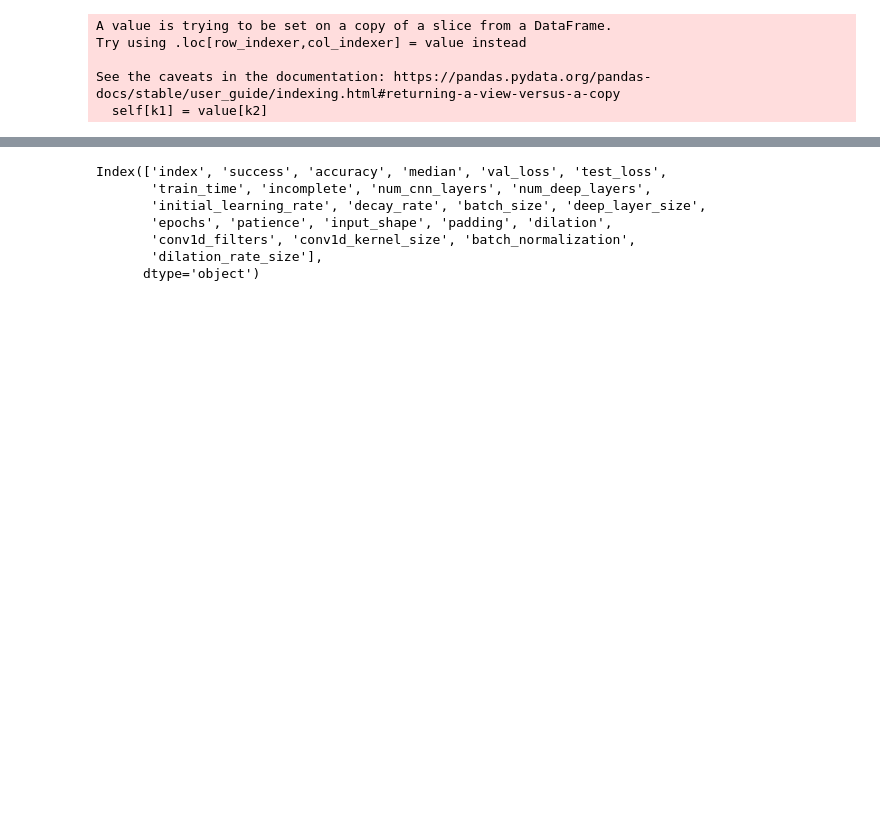
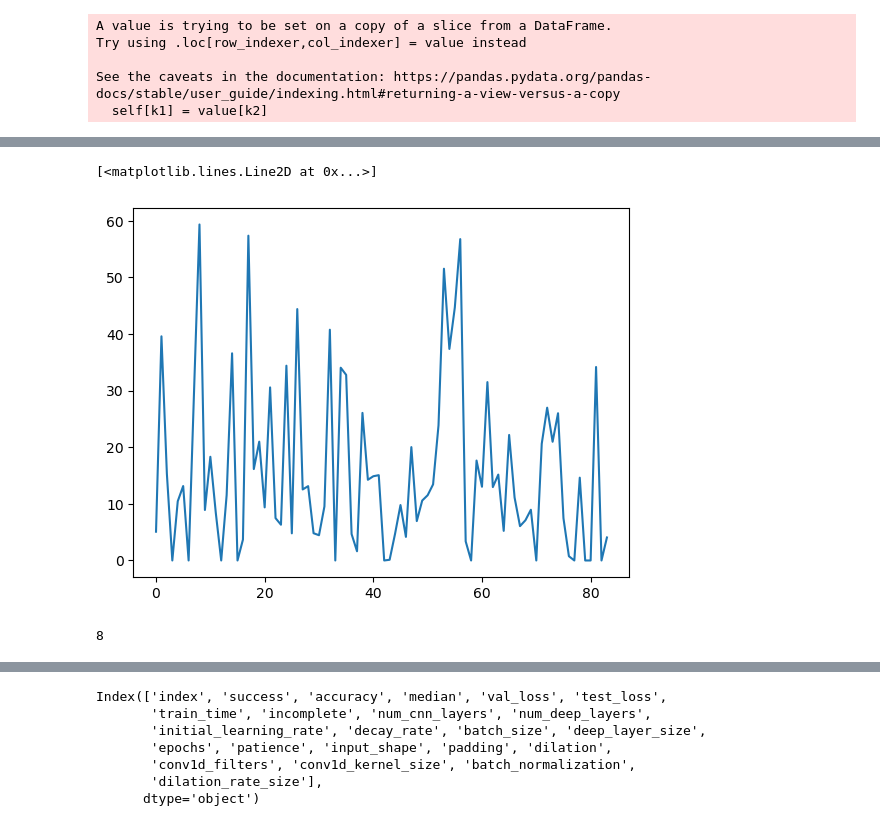
Before and after one commit to abhinav70113/binaryML, a Jupyter notebook: combine_hyperparameters_results.ipynb, the cells around one changed output, grey strips where cells are left out. Saved outputs shown, nothing was run; the diff lists cells and outputs as text; code cells hidden in the pictures; blank space fills up the shorter version.

```diff
--- a/combine_hyperparameters_results.ipynb
+++ b/combine_hyperparameters_results.ipynb
@@ -126,0 +430,17 @@ dtype: object
+# %%
+def sliding_window_average(arr, window_size):
+    averages = []
+    for i in range(len(arr)//window_size + 1):
+        window = arr[i*window_size:(i+1)*window_size]
+        average = sum(window) / window_size
+        averages.append(average)
+    return averages
+# %%
+plt.plot(sliding_window_average(result_df['accuracy_out'][1:], 12))
+# %% [output]
+[<matplotlib.lines.Line2D at 0x...>]
+[figure, added]
+# %%
+np.argmax(sliding_window_average(result_df['accuracy_out'][1:], 12))
+# %% [output]
+8
```
Also changed, not shown: parts of 58 cells of this notebook, 13 other files.
